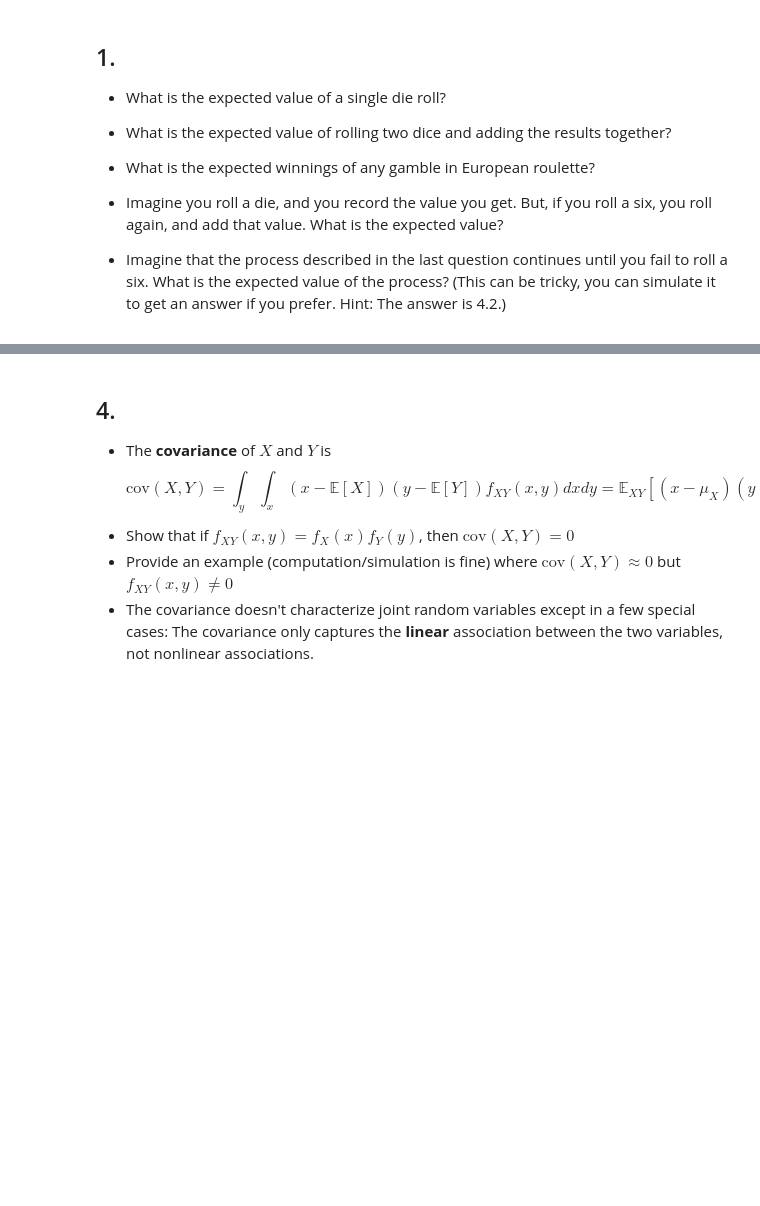
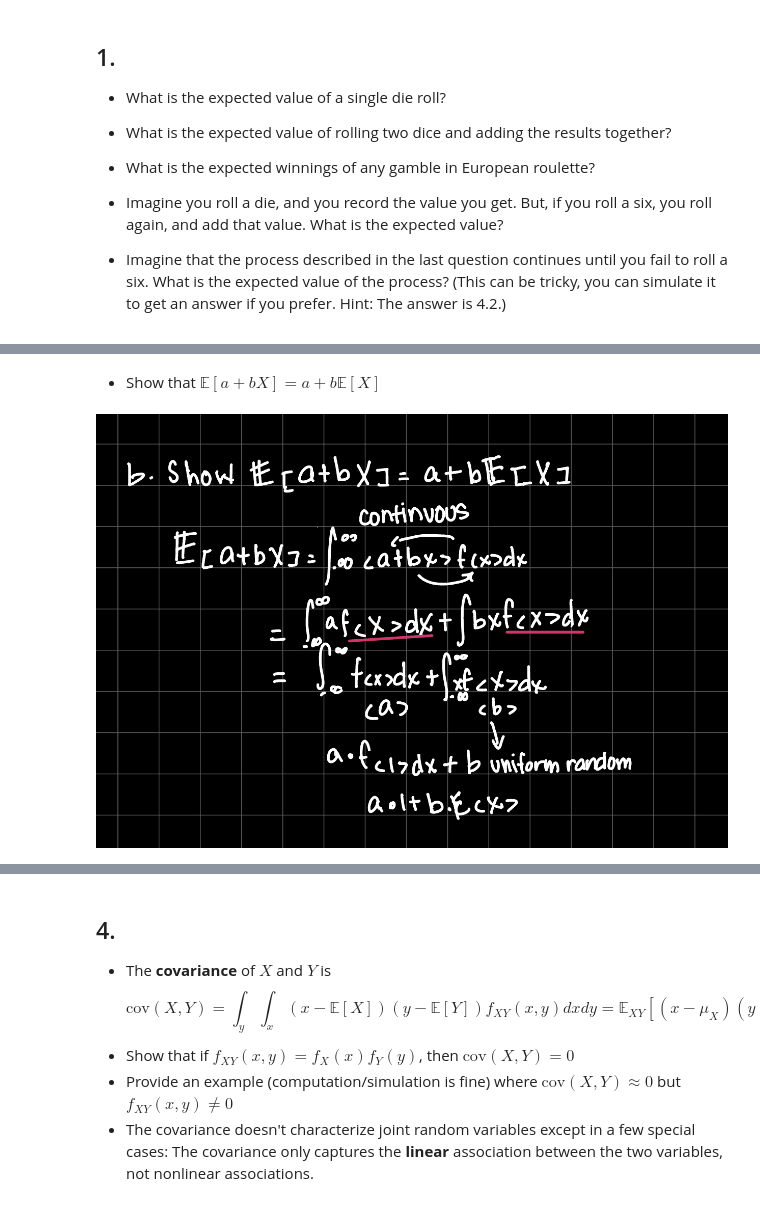
Before and after one commit to aeonlevy/Uncertainty_UVA, a Jupyter notebook: assignment_7.ipynb, the cells around one changed output, grey strips where cells are left out. Cells and saved outputs as stored; diff of their text form; code cells hidden in the pictures; blank space fills up the shorter version.

```diff
--- a/assignment_7.ipynb
+++ b/assignment_7.ipynb
@@ -25,0 +65,7 @@ d.
+# %% [markdown]
+- Show that $\mathbb{E}[a+bX] = a + b\mathbb{E}[X]$
+# %%
+image1 = '/Users/aeonlevy/Desktop/IMG_0266.jpg'
+Image(filename=image1)
+# %% [output]
+[figure, added]
```
Also changed, not shown: parts of 33 cells of this notebook.
